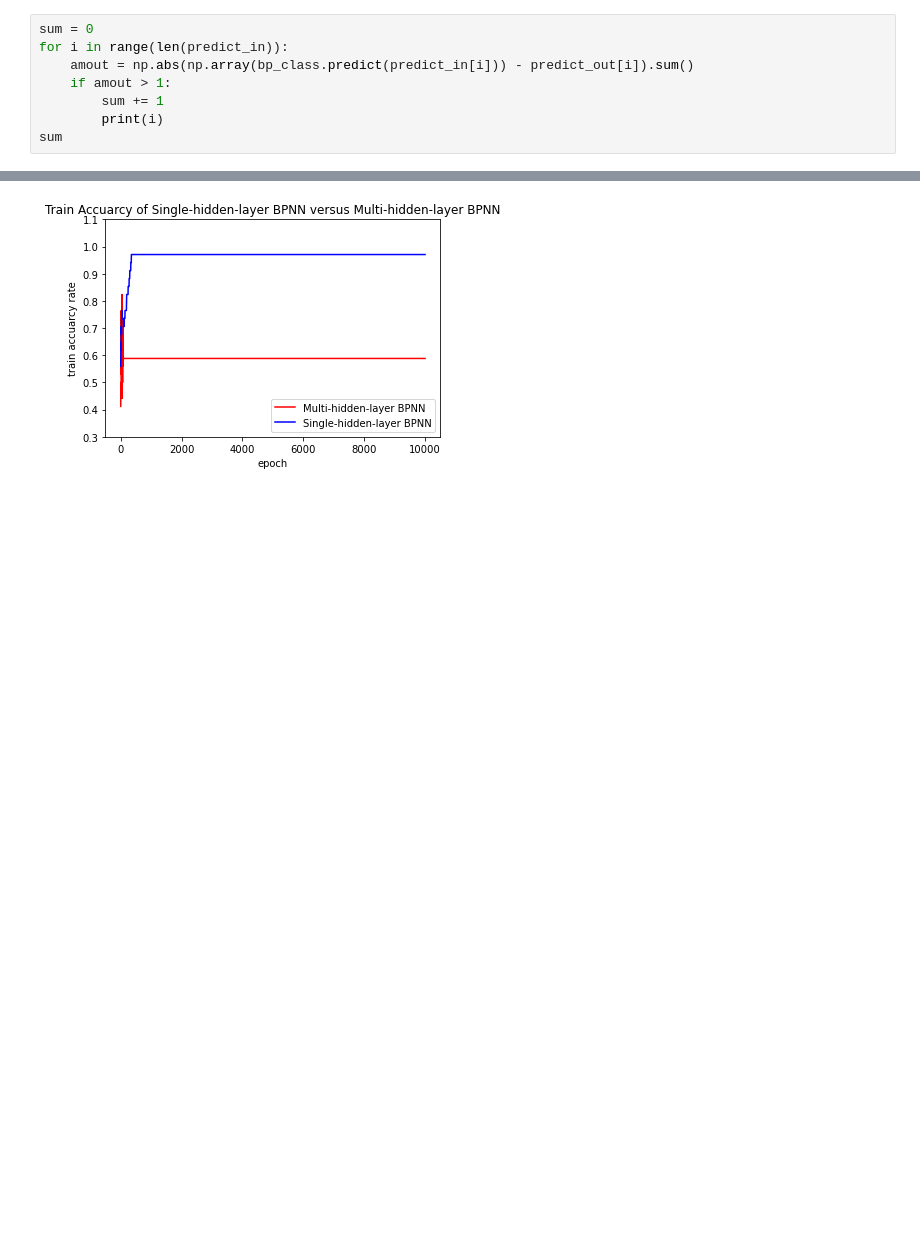
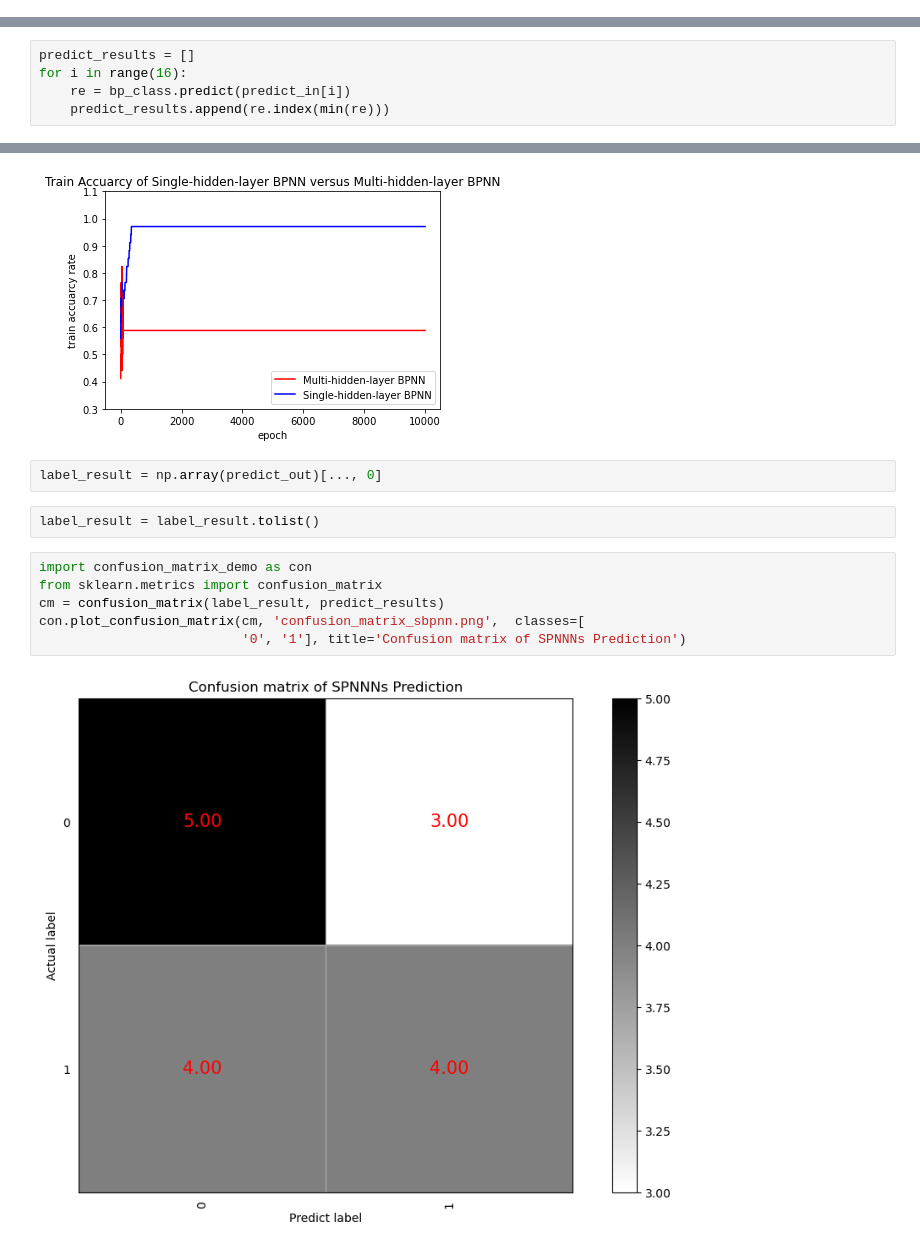
Before and after one commit to brlinbiu/stress-detector, a Jupyter notebook: quick_pre_demo.ipynb, the cells around one changed output, grey strips where cells are left out. Saved outputs shown, nothing was run; the diff lists cells and outputs as text; blank space fills up the shorter version.

```diff
--- a/quick_pre_demo.ipynb
+++ b/quick_pre_demo.ipynb
@@ -312,11 +301,3 @@ array([[0, 1],
        [1, 0],
        [0, 1],
        [1, 0]])
-# %%
-sum = 0
-for i in range(len(predict_in)):
-    amout = np.abs(np.array(bp_class.predict(predict_in[i])) - predict_out[i]).sum()
-    if amout > 1:
-        sum += 1
-        print(i)
-sum
@@ -337,3 +304,8 @@ bp_class.predict(predict_in[7])
+# %%
+predict_results = []
+for i in range(16):
+    re = bp_class.predict(predict_in[i])
+    predict_results.append(re.index(min(re)))
 # %% [markdown]
 ---
 # %%
@@ -397,3 +369,15 @@ ax.legend()
 # %% [output]
 <matplotlib.legend.Legend at 0x...>
 [figure]
+# %%
+label_result = np.array(predict_out)[..., 0]
+# %%
+label_result = label_result.tolist()
+# %%
+import confusion_matrix_demo as con
+from sklearn.metrics import confusion_matrix
+cm = confusion_matrix(label_result, predict_results)
+con.plot_confusion_matrix(cm, 'confusion_matrix_sbpnn.png',  classes=[
+                          '0', '1'], title='Confusion matrix of SPNNNs Prediction')
+# %% [output]
+[figure, added]
```
Also changed, not shown: parts of 9 cells of this notebook, 7 other files.
